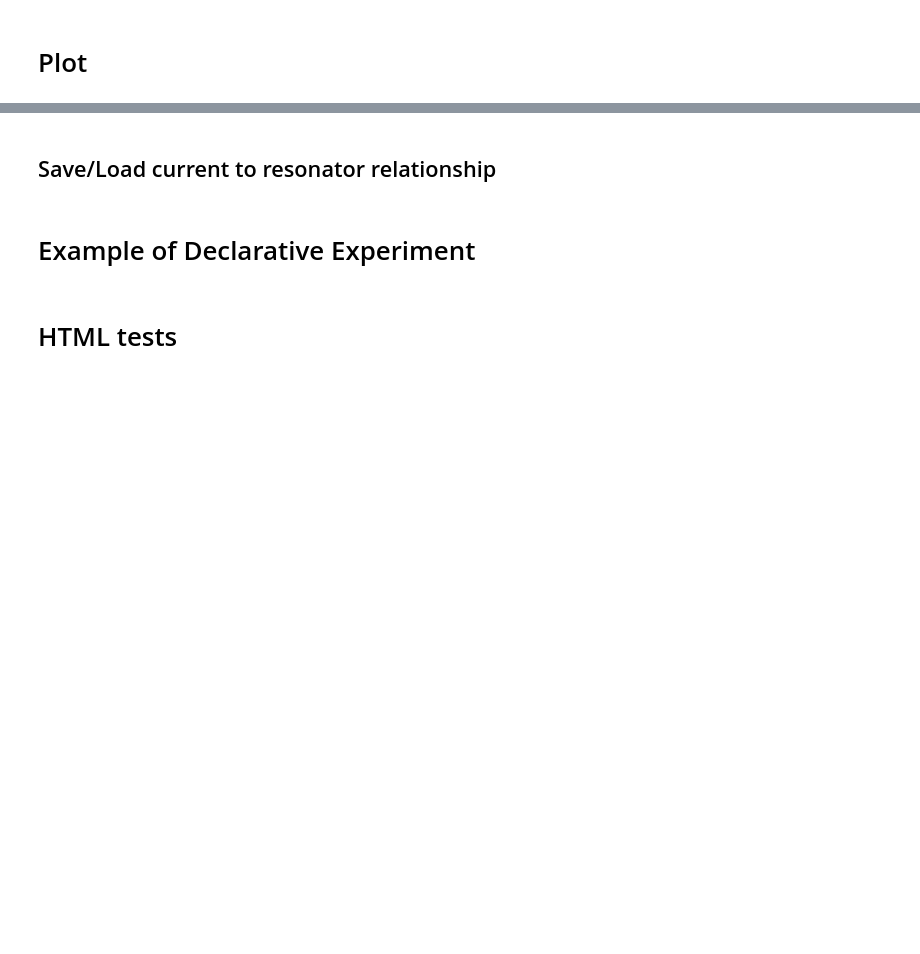
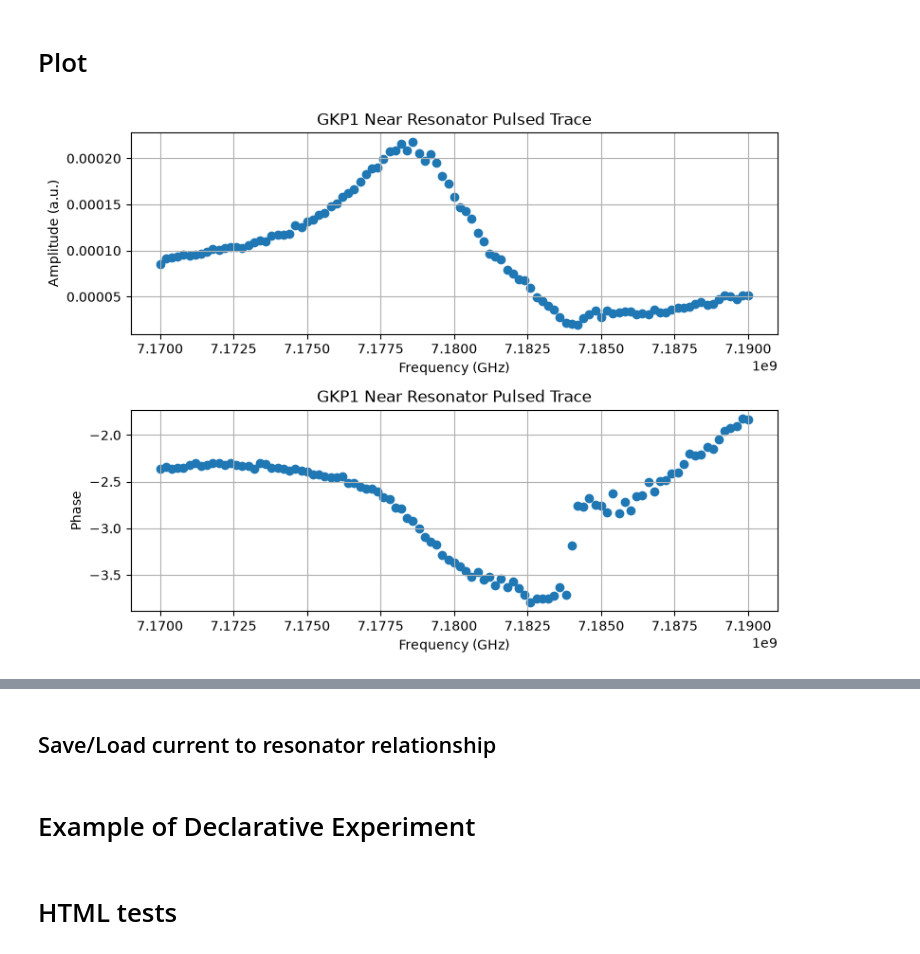
Before and after one commit to SciGeek2000/ZIScripts, a Jupyter notebook: LabOneQ/new_main.ipynb, the cells around one changed output, grey strips where cells are left out. Cells and saved outputs as stored; diff of their text form; code cells hidden in the pictures; blank space fills up the shorter version.

Commit message:
Saving Changes and TWPA Optimize Experiment

```diff
--- a/LabOneQ/new_main.ipynb
+++ b/LabOneQ/new_main.ipynb
@@ -154,8 +138,8 @@ T0 = Transmon(
         'measure': 'T0/measure_line',
     },
     parameters={
-        'readout_resonator_frequency': 6.4097e9,
-        'readout_lo_frequency': 6.4e9,
+        'readout_resonator_frequency': 7.15e9,
+        'readout_lo_frequency': 7.2e9,
         'resonance_frequency_ge': 3.455e9, #+ 5.9e6,
         'drive_lo_frequency': 4e9,
         'readout_integration_delay': 90e-9, #88e-9,
@@ -283,12 +267,12 @@ GKP1 = Gridium(
         'fast_flux': 'GKP1/flux_drive_line',
     },
     parameters={
-        'readout_resonator_frequency': 7.197e9,
+        'readout_resonator_frequency': 7.18e9,
         'readout_lo_frequency': 7.2e9,
         'resonance_frequency_ge': 2e9,
         'drive_lo_frequency': 2e9,
         'readout_integration_delay': 100e-9,
-        'readout_range_out': -15,
+        'readout_range_out': -10,
         'drive_range': 0,
         'fast_flux_range': None,
         'readout_range_in': 10,
@@ -296,7 +280,7 @@ GKP1 = Gridium(
         'readout_len': 2e-6,
         'time_domain_reset_length': 300e-6,
         'cw_reset_length': 5e-9,
-        'readout_amp': 1,
+        'readout_amp': 0.75,
         'amplitude_pi': None,
         'amplitude_pi_div_2': None,
         'flux_sweetspot': None,
@@ -541,9 +535,13 @@ session.register_neartime_callback(change_current)
 compiled_session = session.compile(exp);
 # psv.interactive_psv(compiled_session, max_events_to_publish=1000,)
 # %%
+TWPADrive.frequency.set(7.705e9)
+TWPADrive.power.set(8.5)
 #--- Running Session ---
 # yoko_dict['coil'].ramp_current(-200e-6, 10e-6, 0.02)
 session.run()
 data = session.get_results()
+saved_run = save_experiment_results(data, exp, qubit)
+print(f"Saved results to {saved_run['result_path']}" + (" (duplicate configuration)" if saved_run['duplicate'] else ""))
 data_results = data.acquired_results['results']
 # %% [output]
@@ -564,12 +561,17 @@ my_acquired_results = my_results.acquired_results['results']
 # %%
 fig, ax = plot_exp(exp, session, qubit,) #data_type='Phase')
 # ax[1].vlines(0.685, -0.6, 0.4)
 # fig, ax = plot_exp(exp, session, qubit, data_type='Amplitude') # Punchout Plot
 # fig, ax = plot_exp(exp, session, qubit, data_type='Phase') # Punchout Plot
 
 # update_colorbar_limits(fig, new_min=0, new_max=0.1)
 
+# Optional: save this derived figure linked to the raw run above.
+save_figure_artifact(fig, saved_run, name='overview')
+
 exp_analysis(exp, session, qubit, save=True)
 
 # Good debugging statements:
 # session.experiment.signals
+# %% [output]
+[figure, added]
```
Also changed, not shown: parts of 12 cells of this notebook, 5 other files.
